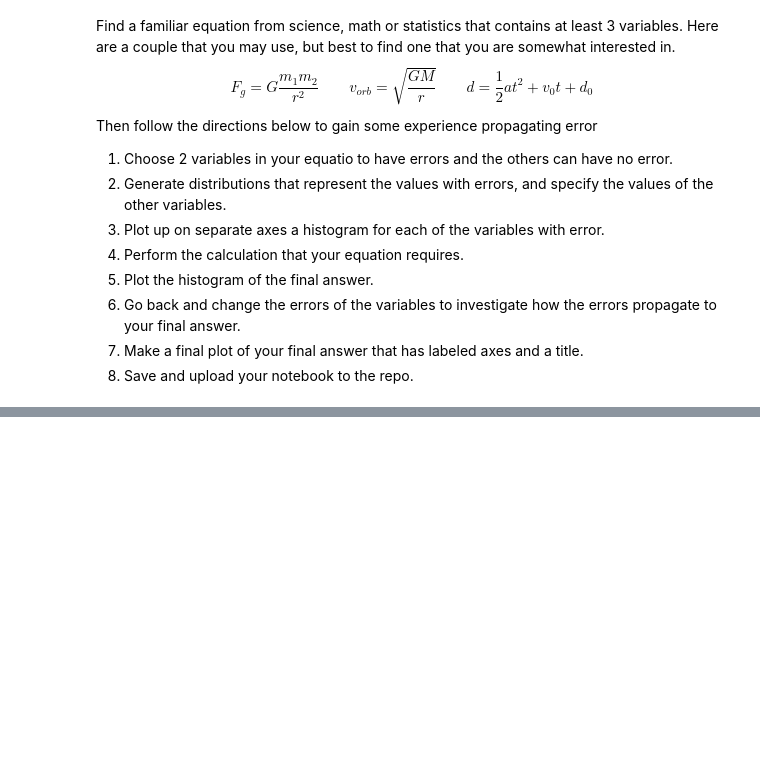
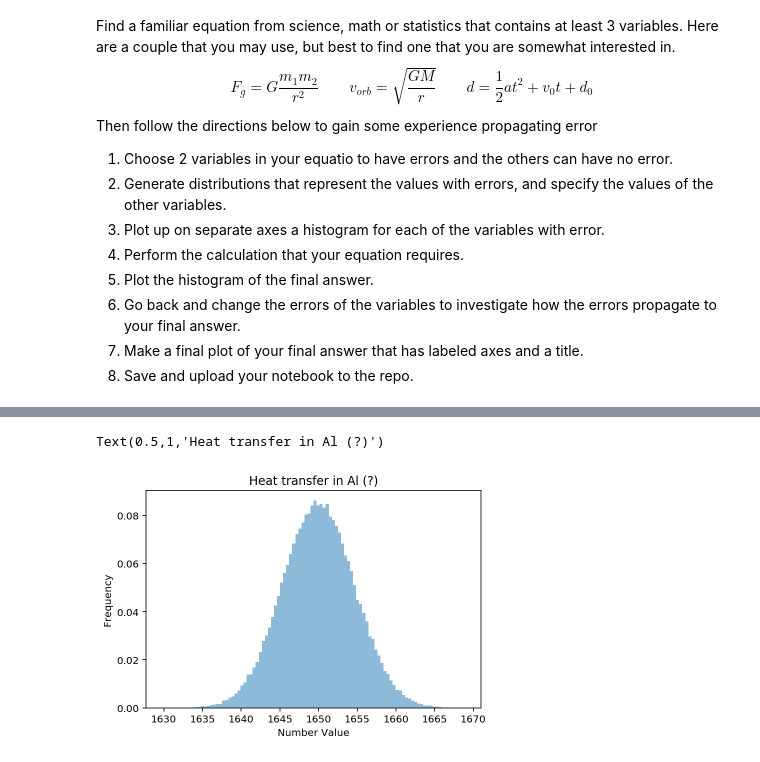
Before and after one commit to Kriskayak/Data, a Jupyter notebook: HW6_Distributions_Part1/Jennifer_Error_prop.ipynb, the cells around one changed output, grey strips where cells are left out. Saved outputs shown, nothing was run; the diff lists cells and outputs as text; code cells hidden in the pictures; blank space fills up the shorter version.

```diff
--- a/HW6_Distributions_Part1/Jennifer_Error_prop.ipynb
+++ b/HW6_Distributions_Part1/Jennifer_Error_prop.ipynb
@@ -205,0 +215,8 @@ plt.ylabel('Frequency');
+# %%
+hist = plt.hist(q,bins=100,alpha=0.5,density=True)
+plt.xlabel('Number Value')
+plt.ylabel('Frequency')
+plt.title('Heat transfer in Al (?)')
+# %% [output]
+Text(0.5,1,'Heat transfer in Al (?)')
+[figure, added]
```
Also changed, not shown: parts of 12 cells of this notebook, 3 other files.
